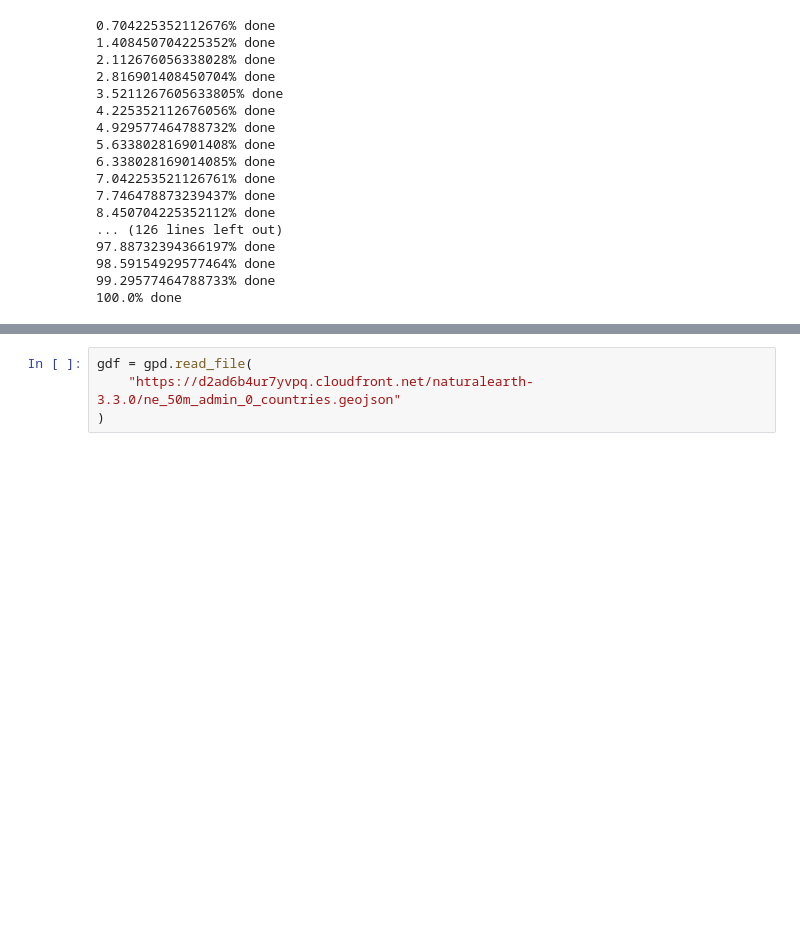
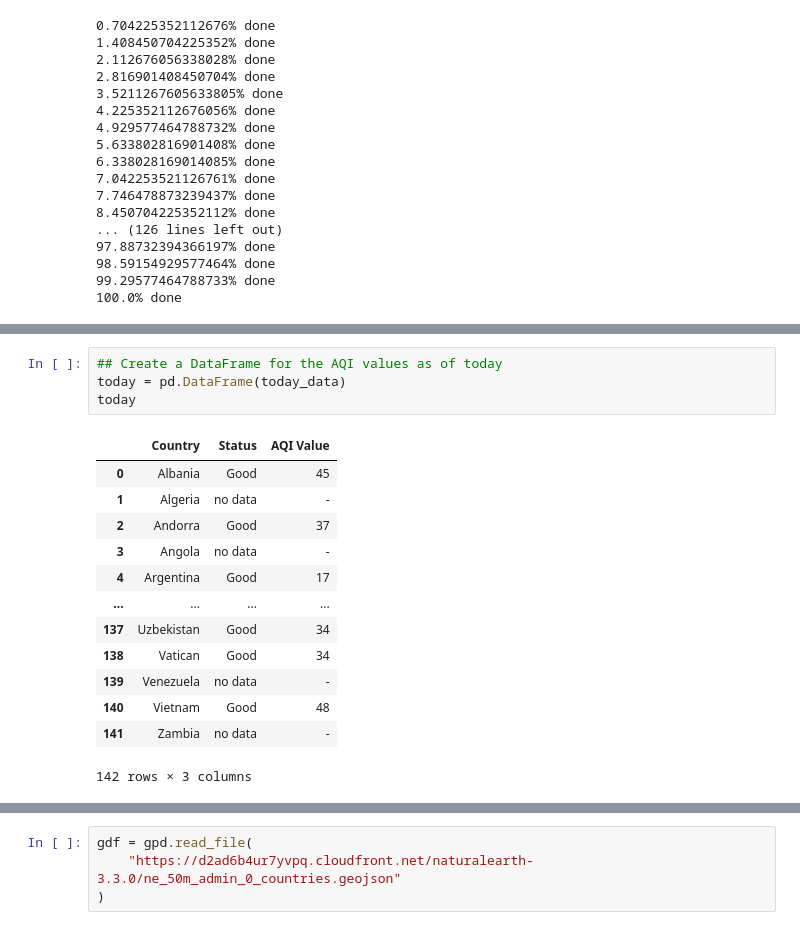
Before and after one commit to reneelinmitchell/data_science_sandbox, a Jupyter notebook: Recreating Daily AQI Geospatial Analysis to learn.ipynb, the cells around one changed output, grey strips where cells are left out. Cells and saved outputs as stored; diff of their text form; blank space fills up the shorter version.

```diff
--- a/Recreating Daily AQI Geospatial Analysis to learn.ipynb
+++ b/Recreating Daily AQI Geospatial Analysis to learn.ipynb
@@ -216,0 +224,18 @@ except:
+# %%
+## Create a DataFrame for the AQI values as of today
+today = pd.DataFrame(today_data)
+today
+# %% [output]
+|  | Country | Status | AQI Value |
+| 0 | Albania | Good | 45 |
+| 1 | Algeria | no data | - |
+| 2 | Andorra | Good | 37 |
+| 3 | Angola | no data | - |
+| 4 | Argentina | Good | 17 |
+| ... | ... | ... | ... |
+| 137 | Uzbekistan | Good | 34 |
+| 138 | Vatican | Good | 34 |
+| 139 | Venezuela | no data | - |
+| 140 | Vietnam | Good | 48 |
+| 141 | Zambia | no data | - |
+142 rows × 3 columns
```
Also changed, not shown: parts of 12 cells of this notebook, 1 other file.
